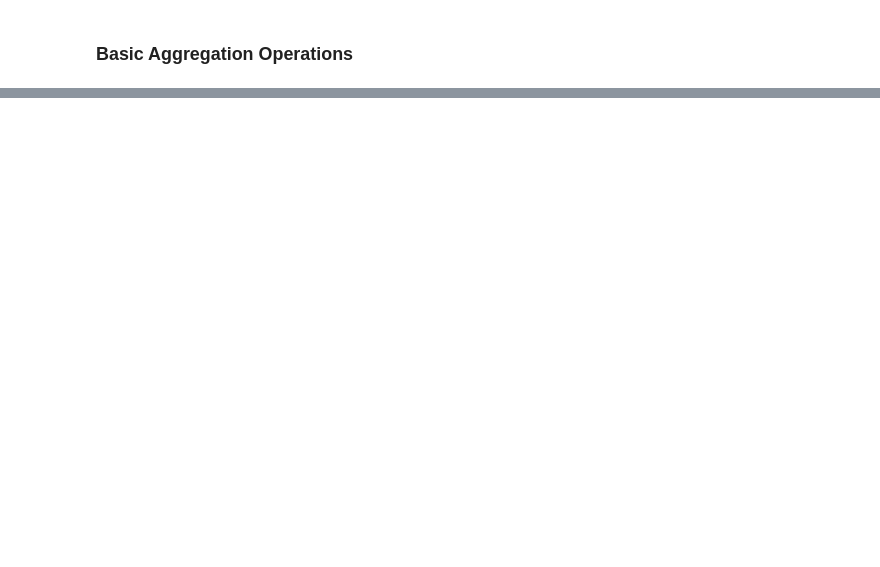
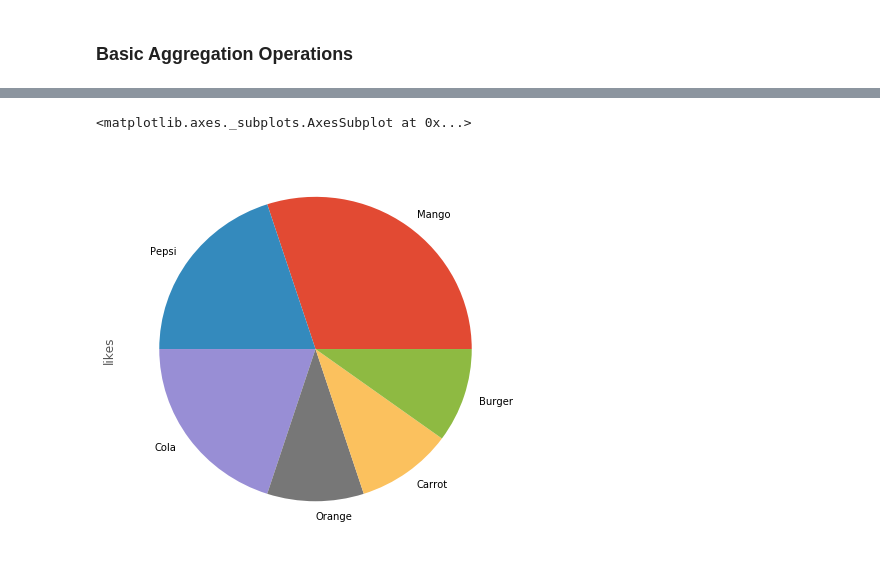
Before and after one commit to dragomirradev/python-data-analysis, a Jupyter notebook: 1-Working-with-relational-data-using-Pandas.ipynb, the cells around one changed output, grey strips where cells are left out. Cells and saved outputs as stored; diff of their text form; code cells hidden in the pictures; blank space fills up the shorter version.

Commit message:
Add basic plotting

```diff
--- a/1-Working-with-relational-data-using-Pandas.ipynb
+++ b/1-Working-with-relational-data-using-Pandas.ipynb
@@ -116,4 +121,5 @@ m2
 # %%
 # Food wise count of likes
 m.groupby('likes')
-m.groupby('likes')['likes'].count()
+food_wise = m.groupby('likes')['likes'].count()
+food_wise
@@ -119,0 +167,7 @@ m.groupby('likes')['likes'].count()
+# %%
+# Using in_place sort for memory efficiency
+# Notice there is no left hand side value
+food_wise.sort_values(ascending=False, inplace=True)
+
+# food_wise itself has changed
+food_wise
@@ -119,0 +180,19 @@ m.groupby('likes')['likes'].count()
+# %%
+import matplotlib
+
+# ggplot is theme of matplotlib which adds
+# some visual asthetics to our charts. It is
+# inspired from the eponymous charting package
+# of the R programming language
+matplotlib.style.use('ggplot')
+%matplotlib inline
+
+# Every DataFrame object exposes a plot object
+# which can be used to generate different plots
+
+# A pie chart, figsize allows us to define size of the
+# plot as a tuple of (width, height) in inches
+food_wise.plot.pie(figsize=(7, 7))
+# %% [output]
+<matplotlib.axes._subplots.AxesSubplot at 0x...>
+[figure, added]
```
Also changed, not shown: parts of 12 cells of this notebook.
